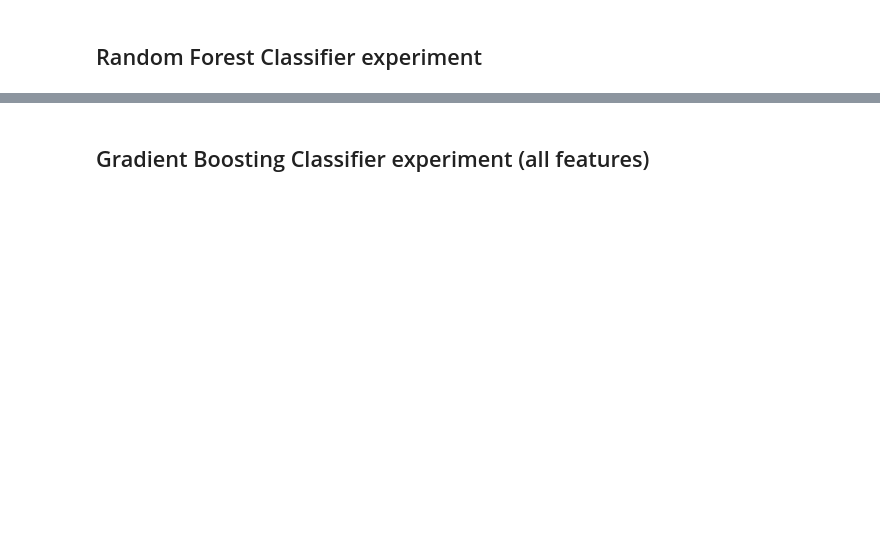
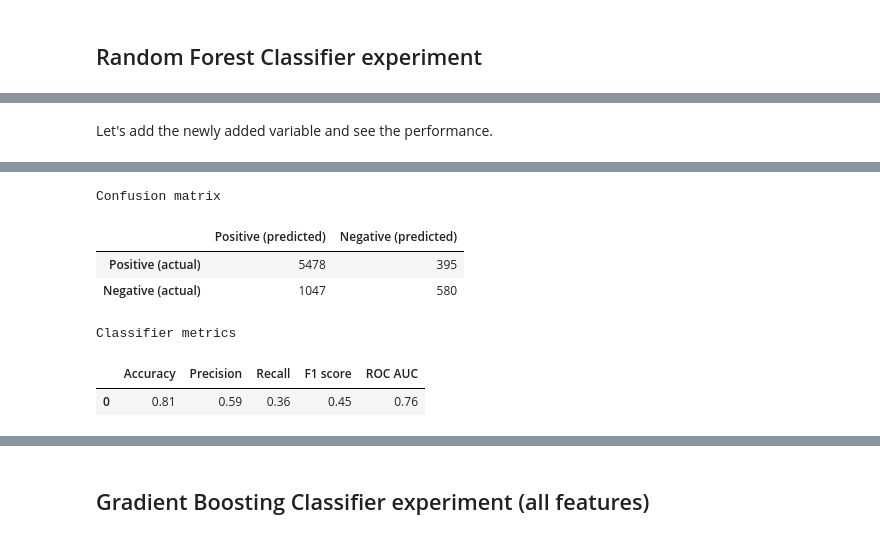
Before and after one commit to MADS-milestone/milestone-2, a Jupyter notebook: supervised_learning.ipynb, the cells around one changed output, grey strips where cells are left out. Saved outputs shown, nothing was run; the diff lists cells and outputs as text; code cells hidden in the pictures; blank space fills up the shorter version.

```diff
--- a/supervised_learning.ipynb
+++ b/supervised_learning.ipynb
@@ -60,3 +67,10 @@ def_cat_df.head()
+# %%
+def_cat_df_added=def_cat_df.copy()
+def_cat_df_added['Continuouse Indicator']=np.where((def_cat_df_added.PAY_AMT1>0) & (def_cat_df_added.PAY_AMT2>0)&(def_cat_df_added.PAY_AMT3>0)&(def_cat_df_added.PAY_AMT4>0)&(def_cat_df_added.PAY_AMT5>0)&(def_cat_df_added.PAY_AMT6>0),
+   "YES",
+   "NO")
+
+def_cat_df_added = pd.get_dummies(def_cat_df_added, columns=['Continuouse Indicator'], drop_first=True)
 # %% [markdown]
 ## Random Forest Classifier experiment
 # %%
@@ -77,3 +92,15 @@ Classifier metrics
 |  | Accuracy | Precision | Recall | F1 score | ROC AUC |
 | 0 | 0.81 | 0.59 | 0.35 | 0.44 | 0.75 |
 [interactive output not drawn]
+# %% [markdown]
+Let's add the newly added variable and see the performance.
+# %%
+RANDOM_SEED = 42
+X = def_cat_df_added.drop(columns=['default'])
+y = def_cat_df_added['default']
+X_train, X_test, y_train, y_test = train_test_split(X, y, random_state=RANDOM_SEED)
+
+rf_clf = RandomForestClassifier(random_state=RANDOM_SEED).fit(X_train, y_train)
+
+utils.get_classifier_summary(clsf_type='Random Forest Classifier', clsf=rf_clf, X_test=X_test, y_test=y_test)
+# %% [output]
@@ -79,0 +108,7 @@ Classifier metrics
+Confusion matrix
+|  | Positive (predicted) | Negative (predicted) |
+| Positive (actual) | 5478 | 395 |
+| Negative (actual) | 1047 | 580 |
+Classifier metrics
+|  | Accuracy | Precision | Recall | F1 score | ROC AUC |
+| 0 | 0.81 | 0.59 | 0.36 | 0.45 | 0.76 |
```
Also changed, not shown: parts of 14 cells of this notebook.
